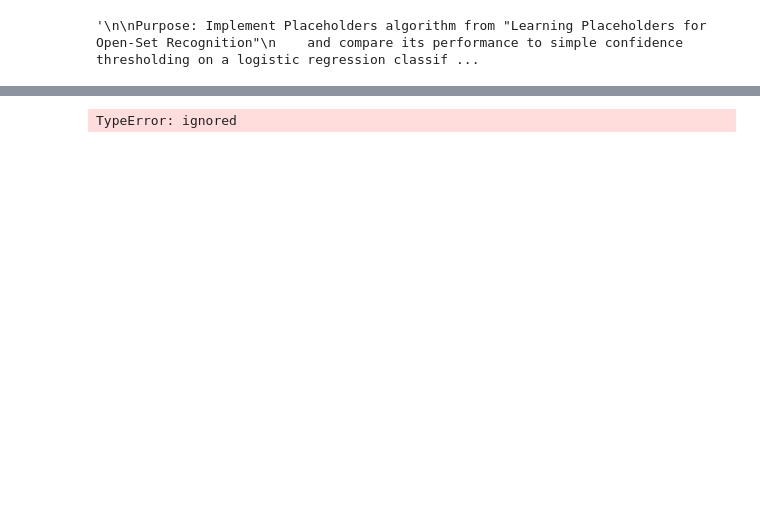
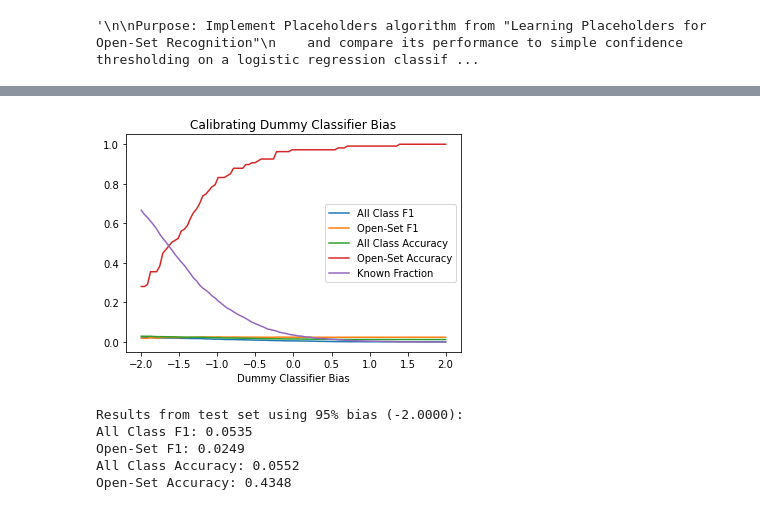
Before and after one commit to anhardy/CSE-576-Group-Project, a Jupyter notebook: Placeholder_Text.ipynb, the cells around one changed output, grey strips where cells are left out. Drawn from its saved outputs; the diff is of its cells as text; code cells hidden in the pictures; blank space fills up the shorter version.

Commit message:
Fixed run-time errors

```diff
--- a/Placeholder_Text.ipynb
+++ b/Placeholder_Text.ipynb
@@ -1042,8 +532,14 @@ def tune_OSPLRM_threshold(model, X_val, y_val, open_set_class_labels, plot=True)
     y_val_open = modify_open_set_labels(y_val_open, open_set_class_labels)
     # remove open-set samples from the closed-set validation data
     X_val_closed, y_val_closed = remove_classes_from_dataset(X_val_closed, y_val_closed, open_set_class_labels)
-    val_closed = {'X': X_val_closed, 'y': y_val_closed}
-    val_open = {'X': X_val_open, 'y': y_val_open}
+
+
+    X_val_open_features = vectorizer.fit_transform(X_val_open).toarray()
+    X_val_closed_features = vectorizer.fit_transform(X_val_closed).toarray()
+
+
+    val_closed = {'X': X_val_closed_features, 'y': y_val_closed}
+    val_open = {'X': X_val_open_features, 'y': y_val_open}
     param_name = 'Dummy Classifier Bias'
     objective_name = 'Known Fraction'
     bias = tune_model_param(
@@ -1054,16 +550,22 @@ def tune_OSPLRM_threshold(model, X_val, y_val, open_set_class_labels, plot=True)
 # %%
 bias = tune_OSPLRM_threshold(model, X_val, y_val, open_set_class_labels)
 model.bias = bias
 
 # Evaluate on test set
 
 # convert instances of class labels in the open set to -1
 y_test_open = modify_open_set_labels(y_test, open_set_class_labels)
 
-y_pred = model.predict(X_test)
+test_features = vectorizer.fit_transform(X_test).toarray()
+y_pred = model.predict(test_features)
 print('Results from test set using 95% bias ({:.4f}):'.format(bias))
 for metric in tuning_metrics:
-    metric_func = metrics[metric]
+    metric_func = tuning_metrics[metric]
     print('{}: {:.4f}'.format(metric, metric_func(y_test_open, y_pred)))
 # %% [output]
+[figure, added]
-TypeError: ignored
+Results from test set using 95% bias (-2.0000):
+All Class F1: 0.0535
+Open-Set F1: 0.0249
+All Class Accuracy: 0.0552
+Open-Set Accuracy: 0.4348
```
Also changed, not shown: parts of 34 cells of this notebook.
